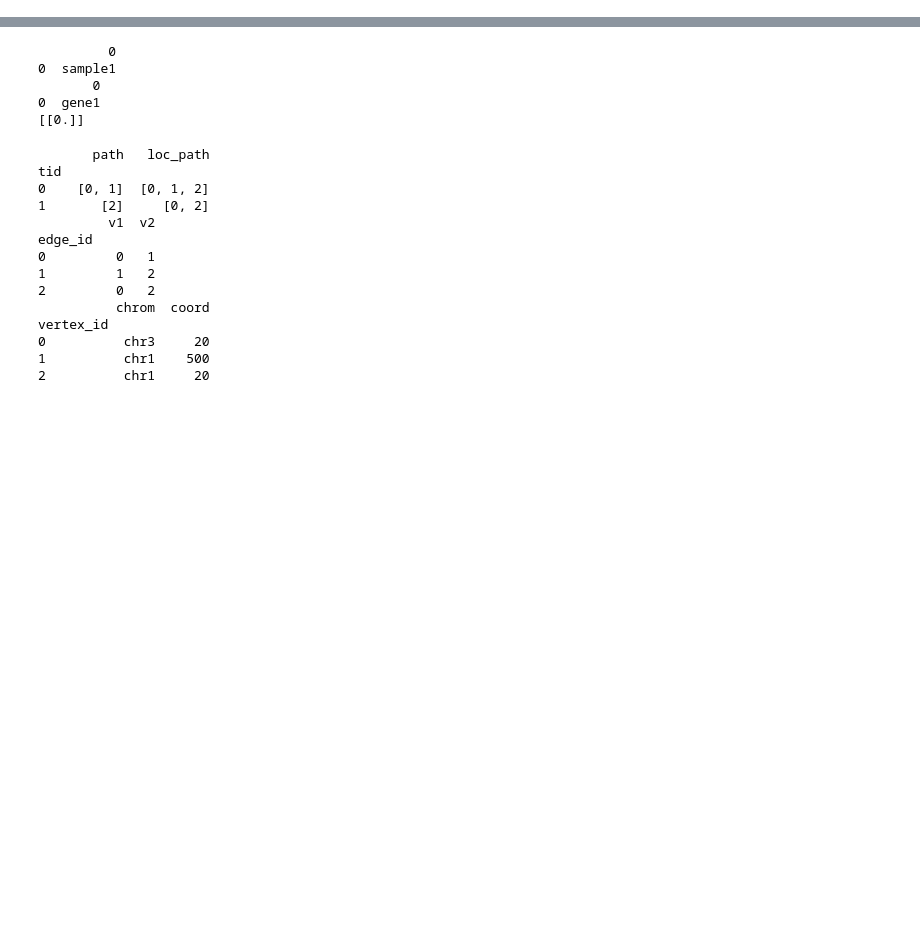
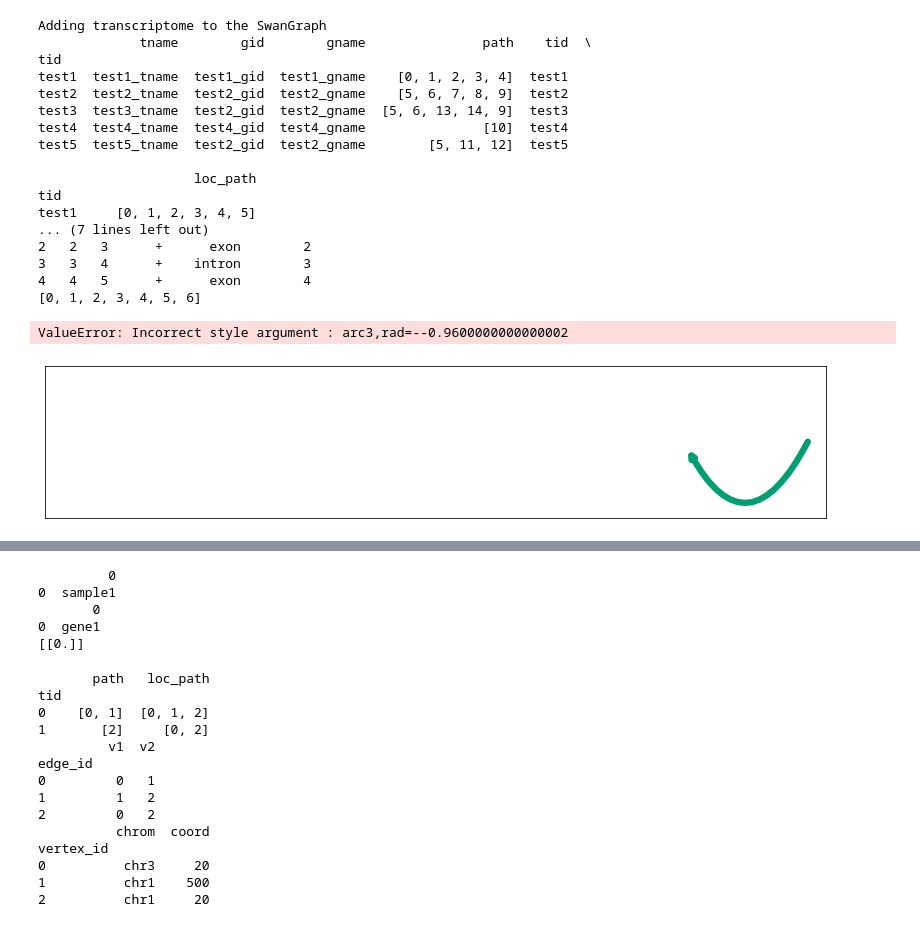
Before and after one commit to mortazavilab/swan_vis, a Jupyter notebook: tutorials/test_dev.ipynb, the cells around one changed output, grey strips where cells are left out. Cells and saved outputs as stored; diff of their text form; code cells hidden in the pictures; blank space fills up the shorter version.

```diff
--- a/tutorials/test_dev.ipynb
+++ b/tutorials/test_dev.ipynb
@@ -7,0 +11,26 @@ import scipy.stats as st
+# %%
+sg = swan.SwanGraph()
+sg.add_transcriptome('../new_testing/files/test_full.gtf')
+print(sg.t_df.head())
+print(sg.edge_df.head())
+sg.plot_graph('test2_gid')
+# %% [output]
+Adding transcriptome to the SwanGraph
+             tname        gid        gname               path    tid  \
+tid
+test1  test1_tname  test1_gid  test1_gname    [0, 1, 2, 3, 4]  test1
+test2  test2_tname  test2_gid  test2_gname    [5, 6, 7, 8, 9]  test2
+test3  test3_tname  test2_gid  test2_gname  [5, 6, 13, 14, 9]  test3
+test4  test4_tname  test4_gid  test4_gname               [10]  test4
+test5  test5_tname  test2_gid  test2_gname        [5, 11, 12]  test5
+
+                    loc_path
+tid
+test1     [0, 1, 2, 3, 4, 5]
+... (7 lines left out)
+2   2   3      +      exon        2
+3   3   4      +    intron        3
+4   4   5      +      exon        4
+[0, 1, 2, 3, 4, 5, 6]
+ValueError: Incorrect style argument : arc3,rad=--0.9600000000000002
+[figure, added]
```
Also changed, not shown: parts of 3 cells of this notebook, 3 other files.
